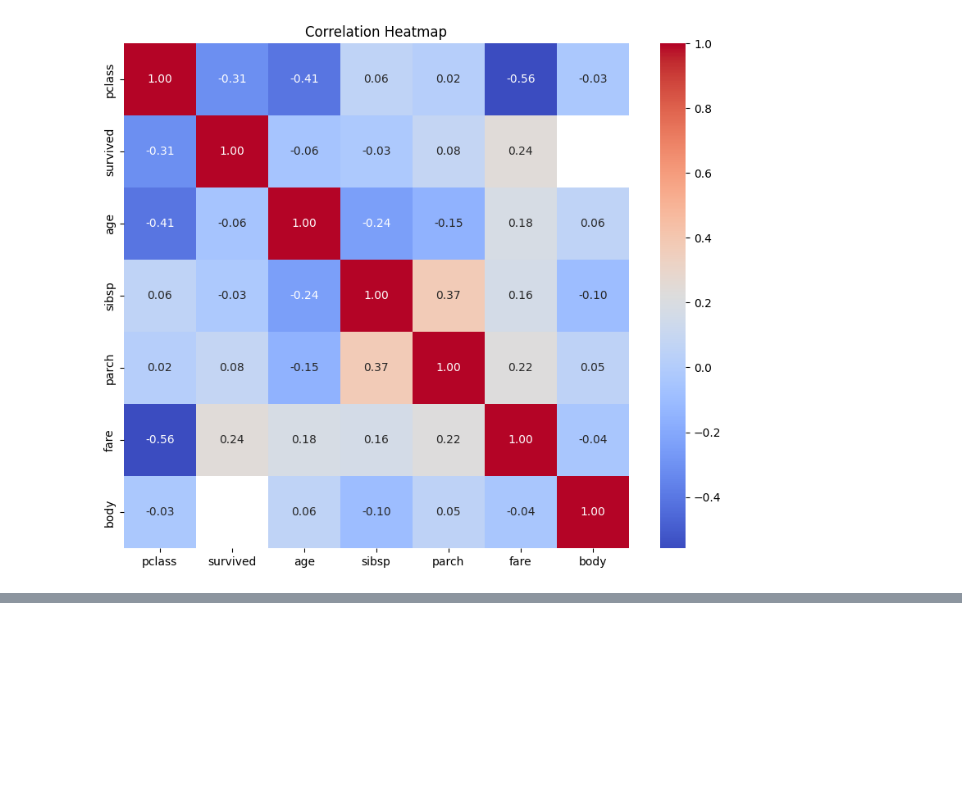
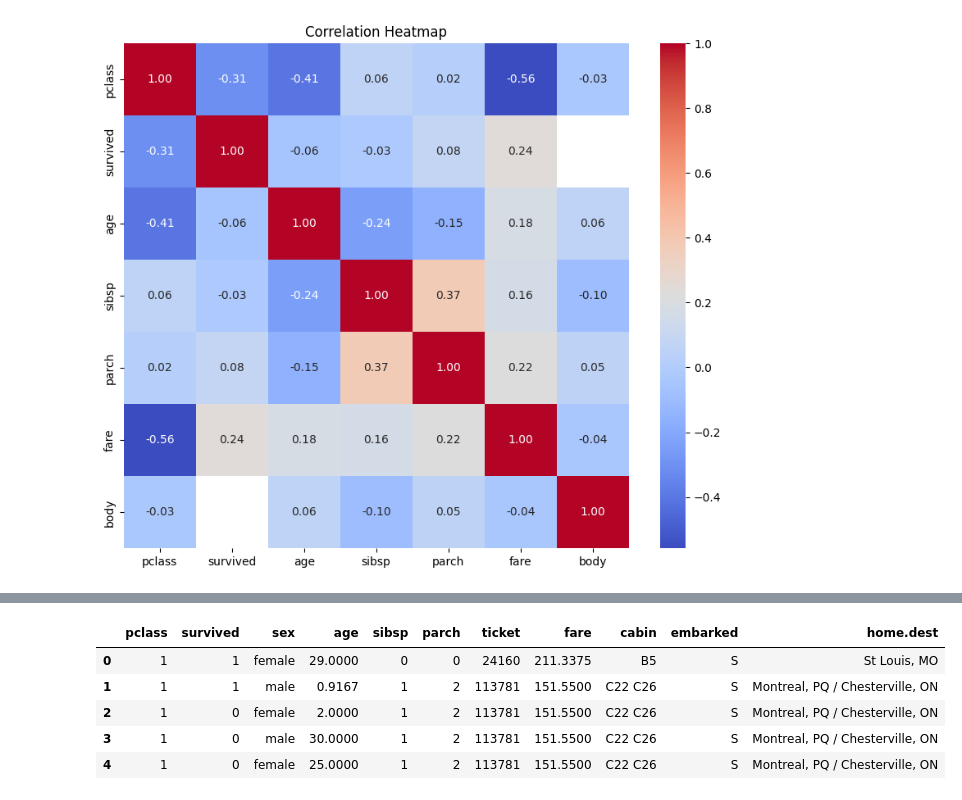
Before and after one commit to lucaskvz/AI-MACHINE-LEARNING-FOUNDATIONS, a Jupyter notebook: assignment_1_Lucas_Van_Zyl.ipynb, the cells around one changed output, grey strips where cells are left out. Cells and saved outputs as stored; diff of their text form; code cells hidden in the pictures; blank space fills up the shorter version.

```diff
--- a/assignment_1_Lucas_Van_Zyl.ipynb
+++ b/assignment_1_Lucas_Van_Zyl.ipynb
@@ -182,0 +202,14 @@ plt.show()
+# %%
+# Dropping Columns I justified earlier
+
+df.drop(columns = ['name', 'body', 'boat'], inplace = True)
+
+# Check the new data frame
+df.head()
+# %% [output]
+|  | pclass | survived | sex | age | sibsp | parch | ticket | fare | cabin | embarked | home.dest |
+| 0 | 1 | 1 | female | 29.0000 | 0 | 0 | 24160 | 211.3375 | B5 | S | St Louis, MO |
+| 1 | 1 | 1 | male | 0.9167 | 1 | 2 | 113781 | 151.5500 | C22 C26 | S | Montreal, PQ / Chesterville, ON |
+| 2 | 1 | 0 | female | 2.0000 | 1 | 2 | 113781 | 151.5500 | C22 C26 | S | Montreal, PQ / Chesterville, ON |
+| 3 | 1 | 0 | male | 30.0000 | 1 | 2 | 113781 | 151.5500 | C22 C26 | S | Montreal, PQ / Chesterville, ON |
+| 4 | 1 | 0 | female | 25.0000 | 1 | 2 | 113781 | 151.5500 | C22 C26 | S | Montreal, PQ / Chesterville, ON |
```
Also changed, not shown: parts of 35 cells of this notebook.
